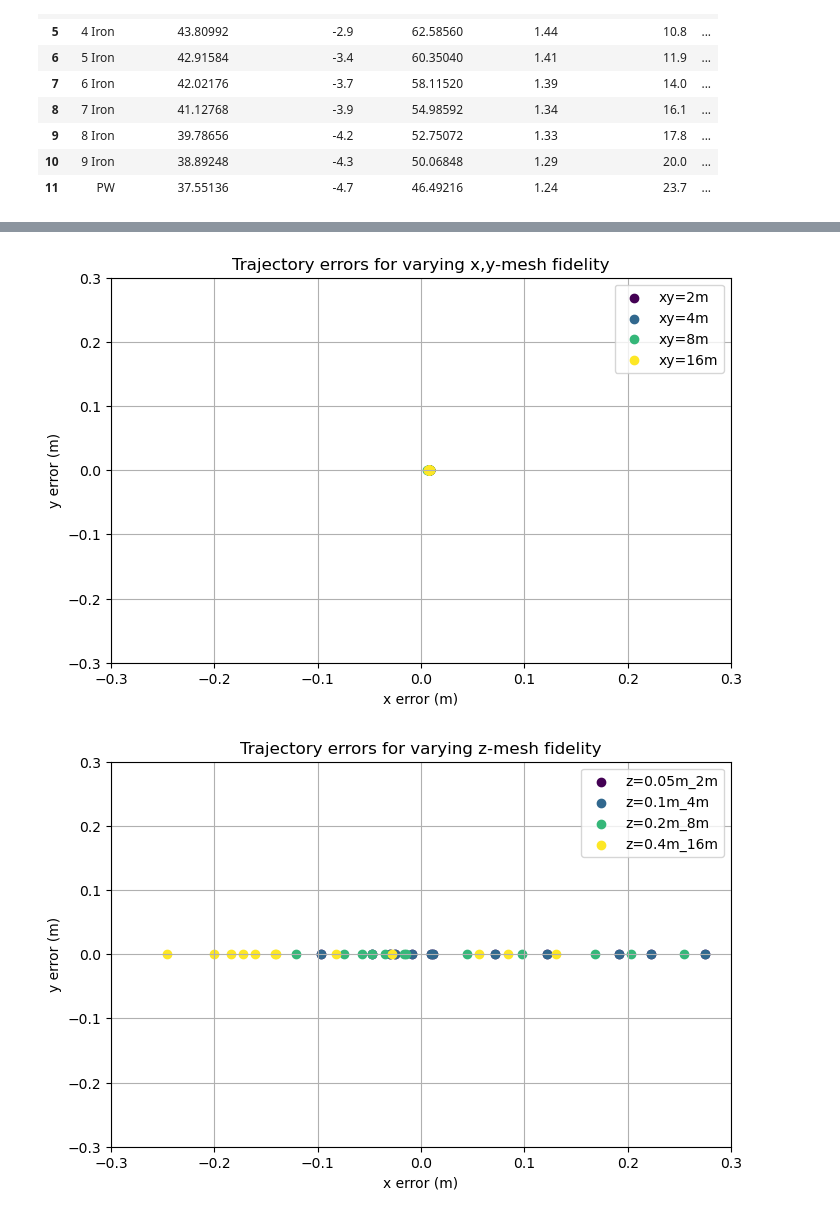
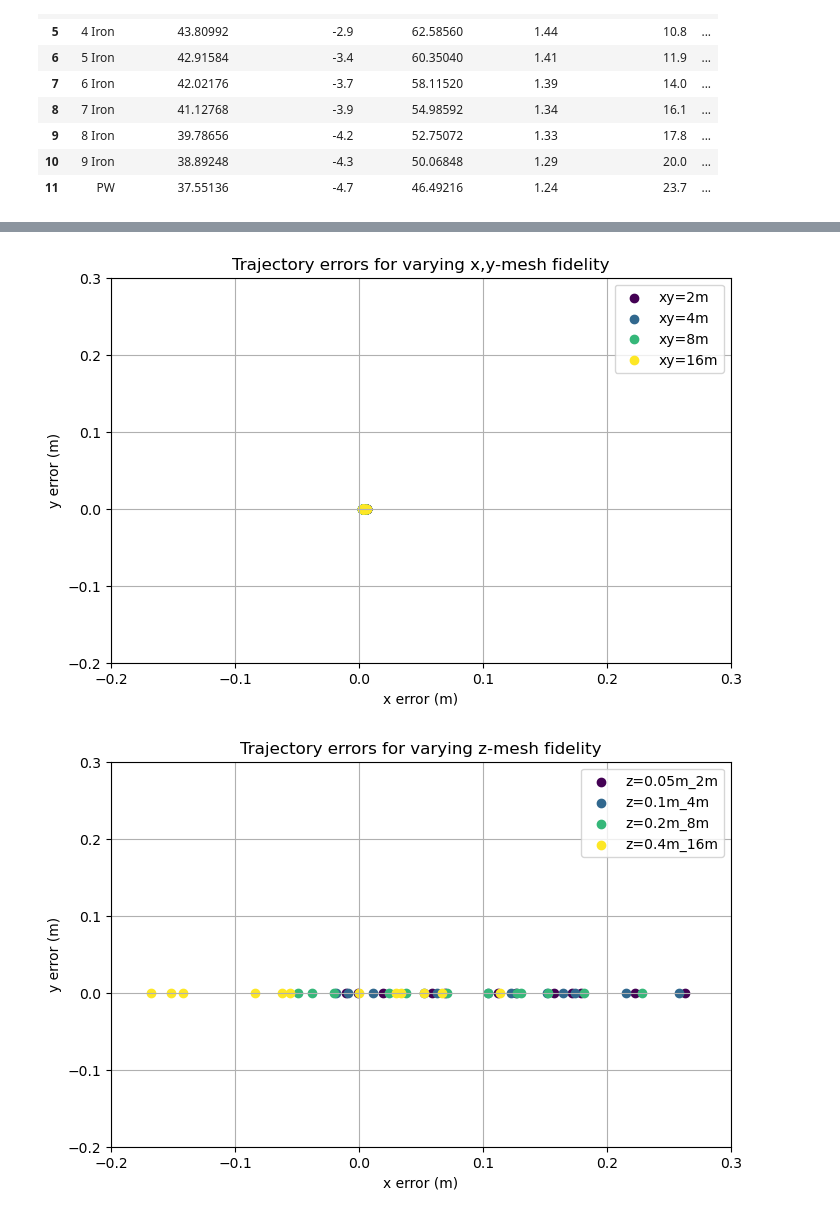
Before and after one commit to JacobManniche/Bachelor_legeplads, a Jupyter notebook: demos/grid study.ipynb, the cells around one changed output, grey strips where cells are left out. Drawn from its saved outputs; the diff is of its cells as text; code cells hidden in the pictures.

Commit message:
grid and comparison update

```diff
--- a/demos/grid study.ipynb
+++ b/demos/grid study.ipynb
@@ -819,7 +998,7 @@ def solve_trajectories_for_shot(files, ball_speed, launch_angle, spin_rate):
             wind=wind
         )
 
-        traj.solve(solver='euler', dt=0.01)
+        traj.solve(solver='rk45',dt=None,rtol=1e-10)
 
         trajectories[key] = traj
 
@@ -928,39 +1103,39 @@ xy4m = df_results[(df_results['Grid']== xy_keys[2])]
 xy8m = df_results[(df_results['Grid']== xy_keys[3])]
 xy16m = df_results[(df_results['Grid']== xy_keys[4])]
 z005m2m = df_results[(df_results['Grid']== z_keys[1])]
-z005m2m = df_results[(df_results['Grid']== z_keys[2])]
+z01m4m = df_results[(df_results['Grid']== z_keys[2])]
 z02m8m = df_results[(df_results['Grid']== z_keys[3])]
 z04m16m = df_results[(df_results['Grid']== z_keys[4])]
 
 plt.figure(figsize=(8,5))
 colors_a = plt.cm.viridis(np.linspace(0, 1, 4))
 plt.scatter(xy2m['dx'],xy2m['dy'],marker='o',color=colors_a[0],label=xy_keys[1])
 plt.scatter(xy4m['dx'],xy4m['dy'],marker='o',color=colors_a[1],label=xy_keys[2])
 plt.scatter(xy8m['dx'],xy8m['dy'],marker='o',color=colors_a[2],label=xy_keys[3])
 plt.scatter(xy16m['dx'],xy16m['dy'],marker='o',color=colors_a[3],label=xy_keys[4])
 plt.grid(True)
 plt.xlabel('x error (m)')
 plt.ylabel('y error (m)')
-plt.xlim(-0.3,0.3)
-plt.ylim(-0.3,0.3)
+plt.xlim(-0.2,0.3)
+plt.ylim(-0.2,0.3)
 plt.title('Trajectory errors for varying x,y-mesh fidelity')
 plt.legend()
 plt.show()
 
 plt.figure(figsize=(8,5))
 colors_a = plt.cm.viridis(np.linspace(0, 1, 4))
 plt.scatter(z005m2m['dx'],z005m2m['dy'],marker='o',color=colors_a[0],label=z_keys[1])
-plt.scatter(z005m2m['dx'],z005m2m['dy'],marker='o',color=colors_a[1],label=z_keys[2])
+plt.scatter(z01m4m['dx'],z01m4m['dy'],marker='o',color=colors_a[1],label=z_keys[2])
 plt.scatter(z02m8m['dx'],z02m8m['dy'],marker='o',color=colors_a[2],label=z_keys[3])
 plt.scatter(z04m16m['dx'],z04m16m['dy'],marker='o',color=colors_a[3],label=z_keys[4])
 plt.grid(True)
 plt.xlabel('x error (m)')
 plt.ylabel('y error (m)')
-plt.xlim(-0.3,0.3)
-plt.ylim(-0.3,0.3)
+plt.xlim(-0.2,0.3)
+plt.ylim(-0.2,0.3)
 plt.title('Trajectory errors for varying z-mesh fidelity')
 plt.legend()
 plt.show()
 # %% [output]
-[figure, old version]
+[figure, new version]
-[figure, old version]
+[figure, new version]
```
Also changed, not shown: parts of 5 cells of this notebook, 1 other file.
